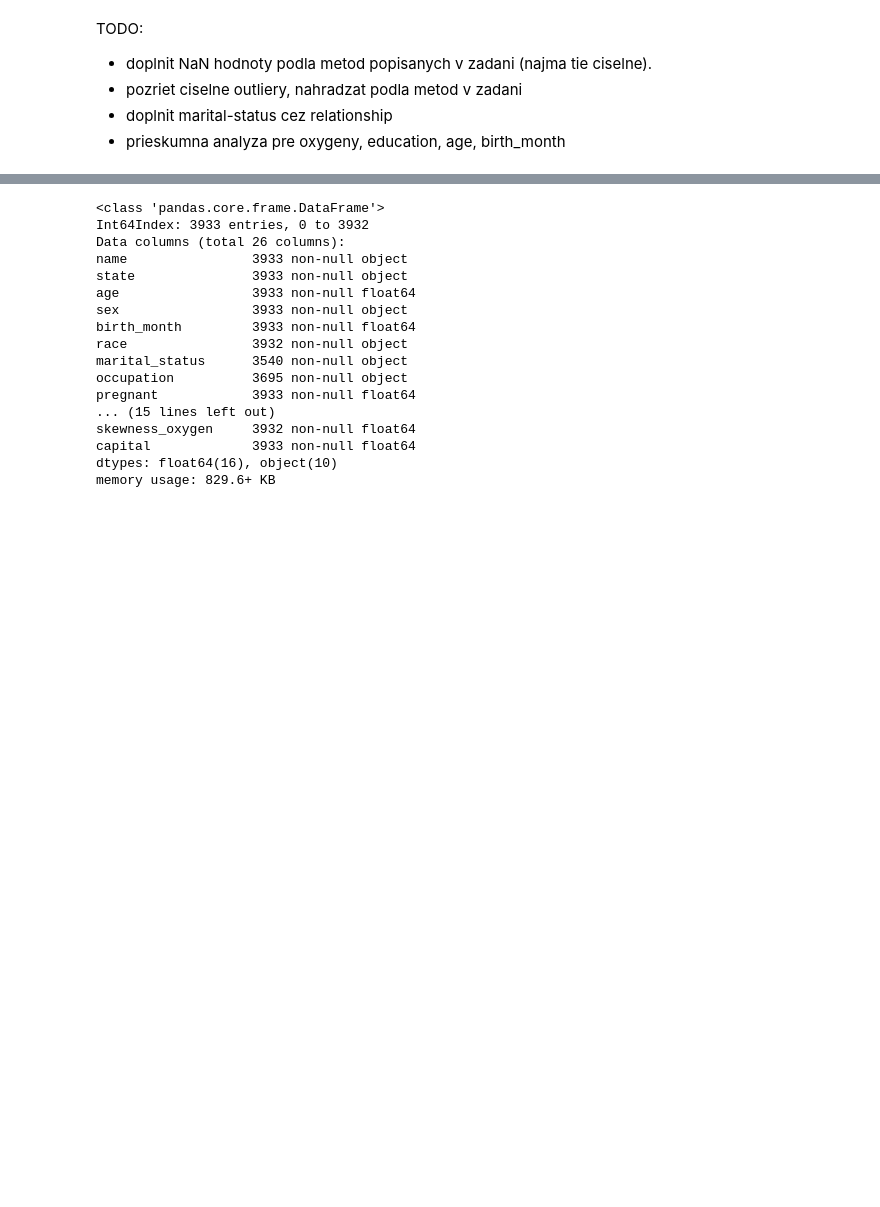
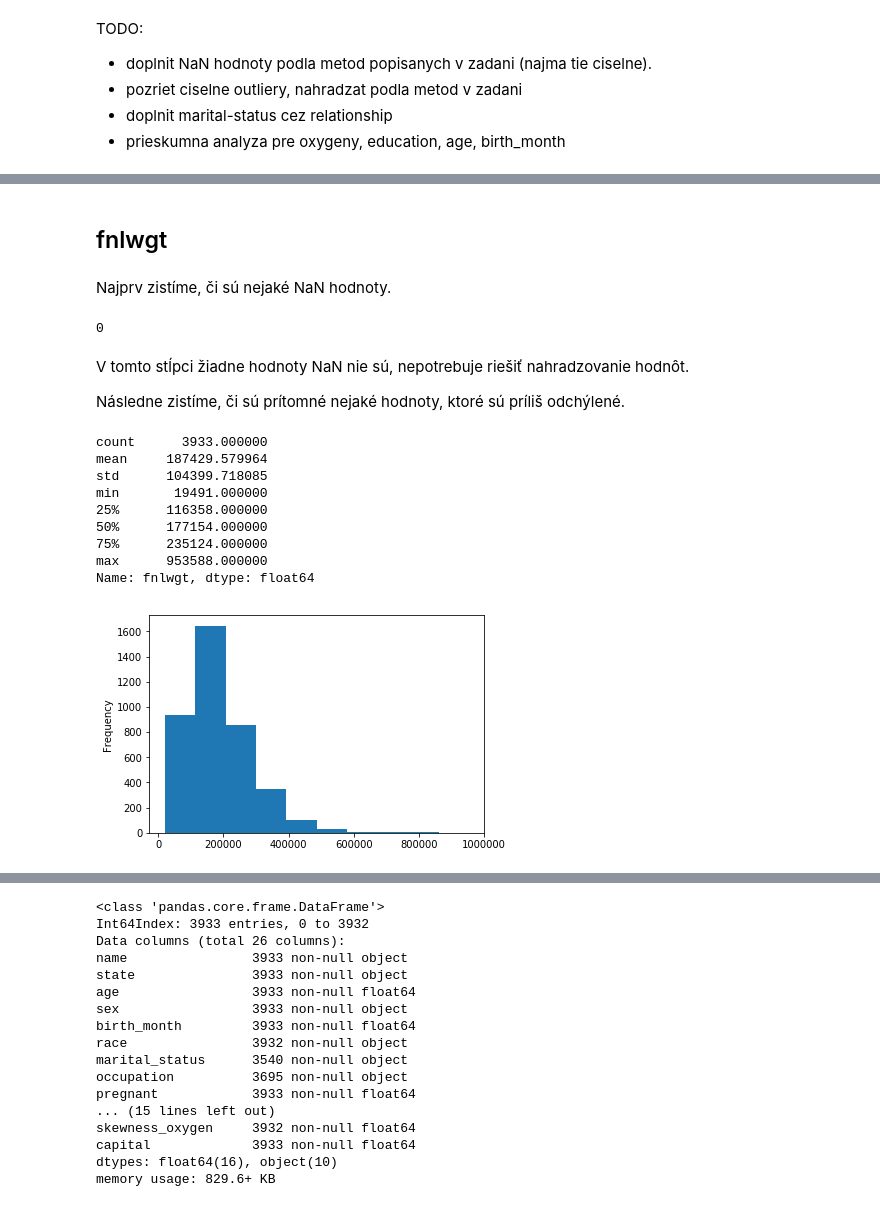
Before and after one commit to Gugliar/IAU-projekt, a Jupyter notebook: IAU_z2_Tibensky_Jedinak.ipynb, the cells around one changed output, grey strips where cells are left out. Drawn from its saved outputs; the diff is of its cells as text; code cells hidden in the pictures; blank space fills up the shorter version.

```diff
--- a/IAU_z2_Tibensky_Jedinak.ipynb
+++ b/IAU_z2_Tibensky_Jedinak.ipynb
@@ -366,0 +375,26 @@ TODO:
+# %% [markdown]
+## fnlwgt
+# %% [markdown]
+Najprv zistíme, či sú nejaké NaN hodnoty.
+# %%
+data["fnlwgt"].isnull().sum()
+# %% [output]
+0
+# %% [markdown]
+V tomto stĺpci žiadne hodnoty NaN nie sú, nepotrebuje riešiť nahradzovanie hodnôt.
+
+Následne zistíme, či sú prítomné nejaké hodnoty, ktoré sú príliš odchýlené.
+# %%
+data["fnlwgt"].plot(kind="hist")
+data["fnlwgt"].describe()
+# %% [output]
+count      3933.000000
+mean     187429.579964
+std      104399.718085
+min       19491.000000
+25%      116358.000000
+50%      177154.000000
+75%      235124.000000
+max      953588.000000
+Name: fnlwgt, dtype: float64
+[figure, added]
```
Also changed, not shown: parts of 55 cells of this notebook.
